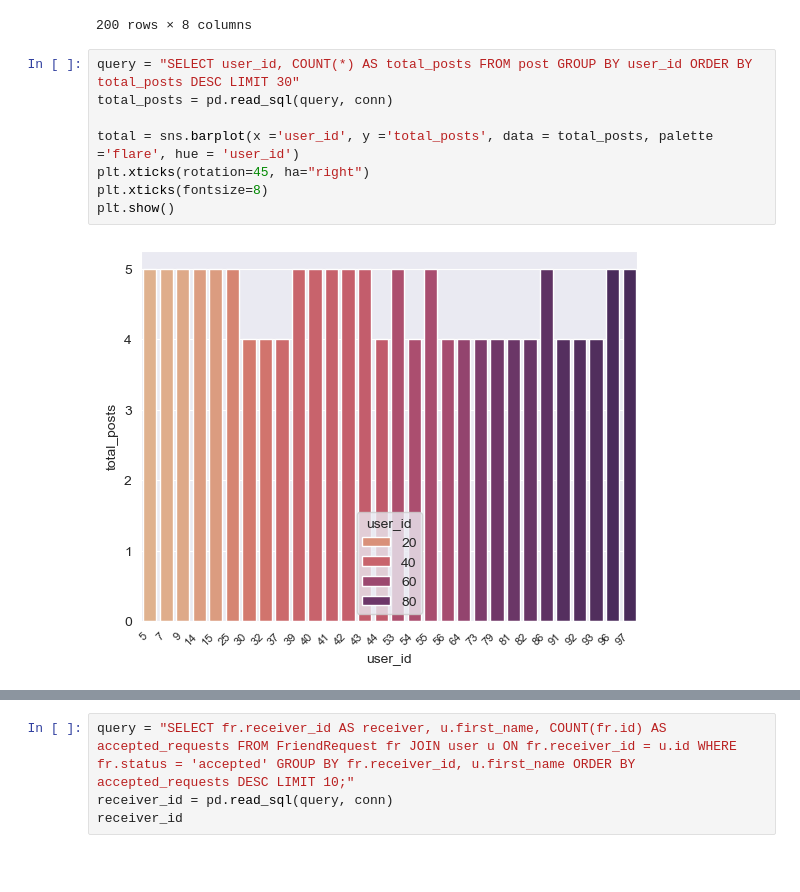
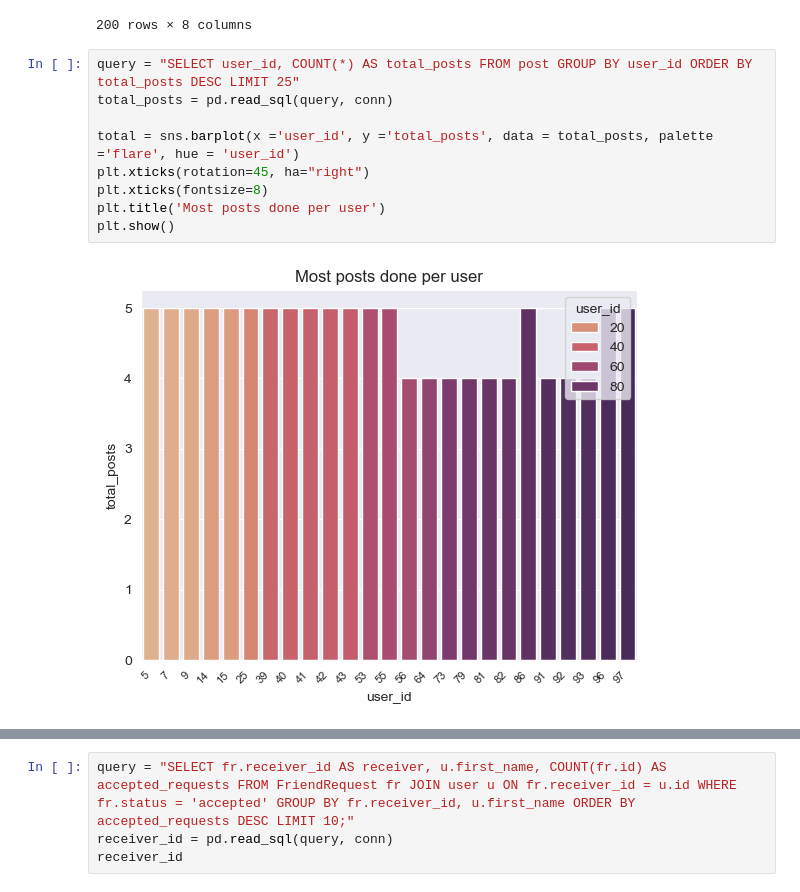
Before and after one commit to AlisonCG1/Project-datacopy, a Jupyter notebook: exploratory.ipynb, the cells around one changed output, grey strips where cells are left out. Cells and saved outputs as stored; diff of their text form; blank space fills up the shorter version.

Commit message:
plots fixed

```diff
--- a/exploratory.ipynb
+++ b/exploratory.ipynb
@@ -87,12 +87,13 @@ Notification
 | 199 | 200 | post | 76 | 28 | us | 1 | 2025-01-17 00:49:10.491781 | 2025-01-02 04:40:45.367249 |
 200 rows × 8 columns
 # %%
-query = "SELECT user_id, COUNT(*) AS total_posts FROM post GROUP BY user_id ORDER BY total_posts DESC LIMIT 30"
+query = "SELECT user_id, COUNT(*) AS total_posts FROM post GROUP BY user_id ORDER BY total_posts DESC LIMIT 25"
 total_posts = pd.read_sql(query, conn)
 
 total = sns.barplot(x ='user_id', y ='total_posts', data = total_posts, palette ='flare', hue = 'user_id')
 plt.xticks(rotation=45, ha="right")
 plt.xticks(fontsize=8)
+plt.title('Most posts done per user')
 plt.show()
 # %% [output]
-[figure, old version]
+[figure, new version]
```
Also changed, not shown: parts of 9 cells of this notebook.
